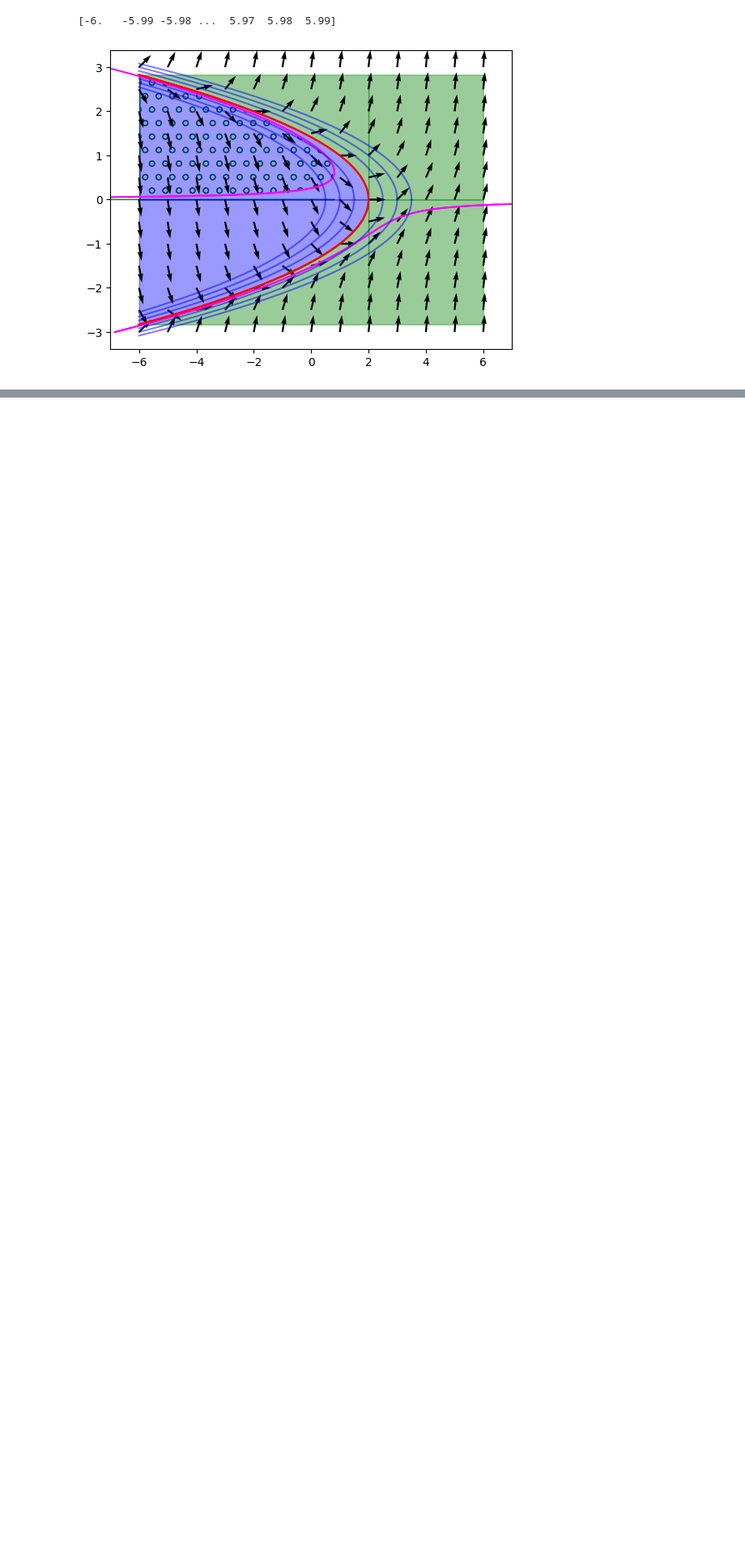
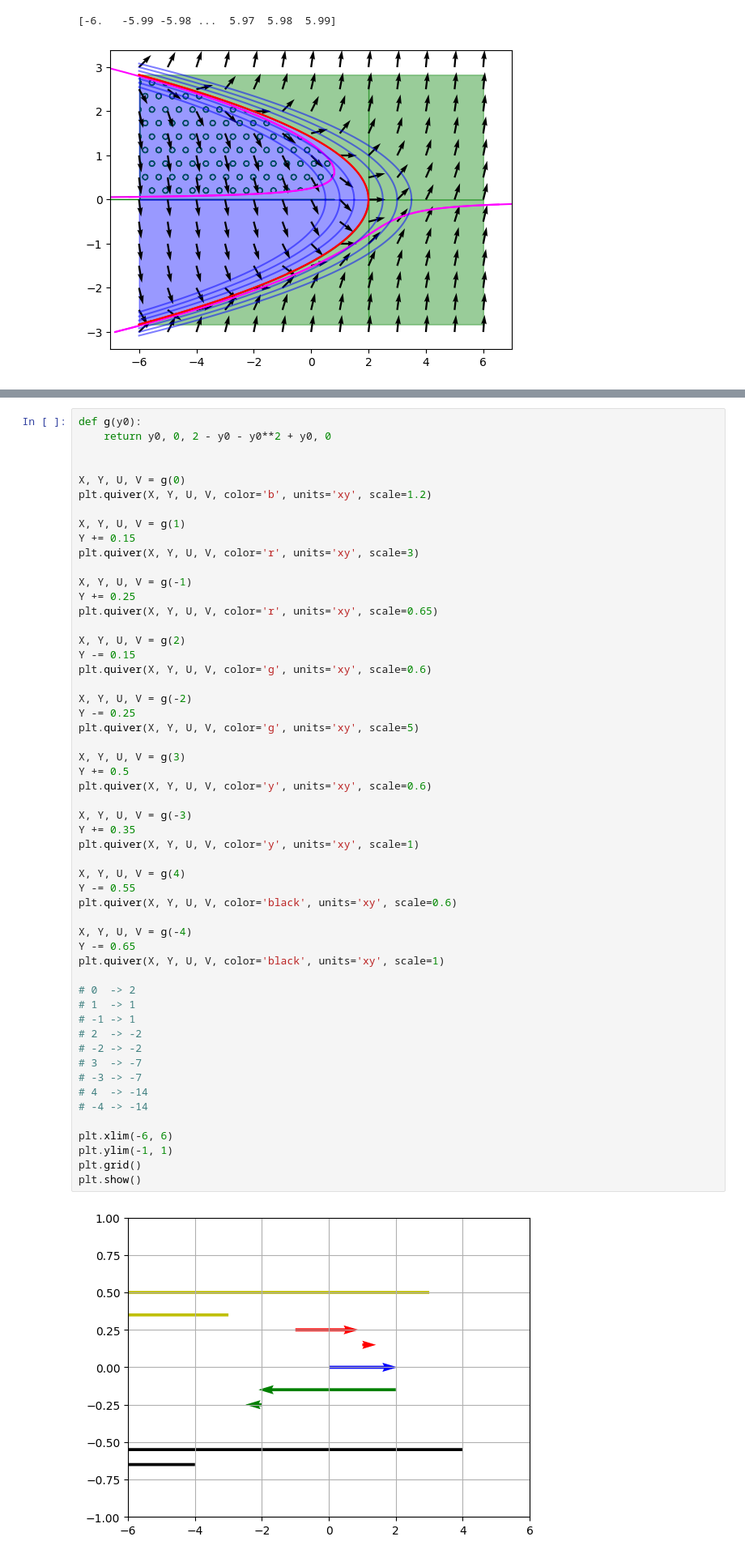
Before and after one commit to VladSkrynyk/study, a Jupyter notebook: 2 course/2 sem/differential_equation/Labs/lab01/Скриник_лабораторна_1.ipynb, the cells around one changed output, grey strips where cells are left out. Shown at 81% size. Saved outputs shown, nothing was run; the diff lists cells and outputs as text; blank space fills up the shorter version.

```diff
--- a/2 course/2 sem/differential_equation/Labs/lab01/Скриник_лабораторна_1.ipynb
+++ b/2 course/2 sem/differential_equation/Labs/lab01/Скриник_лабораторна_1.ipynb
@@ -166,0 +330,56 @@ task6()
+# %%
+def g(y0):
+    return y0, 0, 2 - y0 - y0**2 + y0, 0
+
+
+X, Y, U, V = g(0)
+plt.quiver(X, Y, U, V, color='b', units='xy', scale=1.2)
+
+X, Y, U, V = g(1)
+Y += 0.15
+plt.quiver(X, Y, U, V, color='r', units='xy', scale=3)
+
+X, Y, U, V = g(-1)
+Y += 0.25
+plt.quiver(X, Y, U, V, color='r', units='xy', scale=0.65)
+
+X, Y, U, V = g(2)
+Y -= 0.15
+plt.quiver(X, Y, U, V, color='g', units='xy', scale=0.6)
+
+X, Y, U, V = g(-2)
+Y -= 0.25
+plt.quiver(X, Y, U, V, color='g', units='xy', scale=5)
+
+X, Y, U, V = g(3)
+Y += 0.5
+plt.quiver(X, Y, U, V, color='y', units='xy', scale=0.6)
+
+X, Y, U, V = g(-3)
+Y += 0.35
+plt.quiver(X, Y, U, V, color='y', units='xy', scale=1)
+
+X, Y, U, V = g(4)
+Y -= 0.55
+plt.quiver(X, Y, U, V, color='black', units='xy', scale=0.6)
+
+X, Y, U, V = g(-4)
+Y -= 0.65
+plt.quiver(X, Y, U, V, color='black', units='xy', scale=1)
+
+# 0  -> 2
+# 1  -> 1
+# -1 -> 1
+# 2  -> -2
+# -2 -> -2
+# 3  -> -7
+# -3 -> -7
+# 4  -> -14
+# -4 -> -14
+
+plt.xlim(-6, 6)
+plt.ylim(-1, 1)
+plt.grid()
+plt.show()
+# %% [output]
+[figure, added]
```
Also changed, not shown: parts of 16 cells of this notebook, 31 other files.
